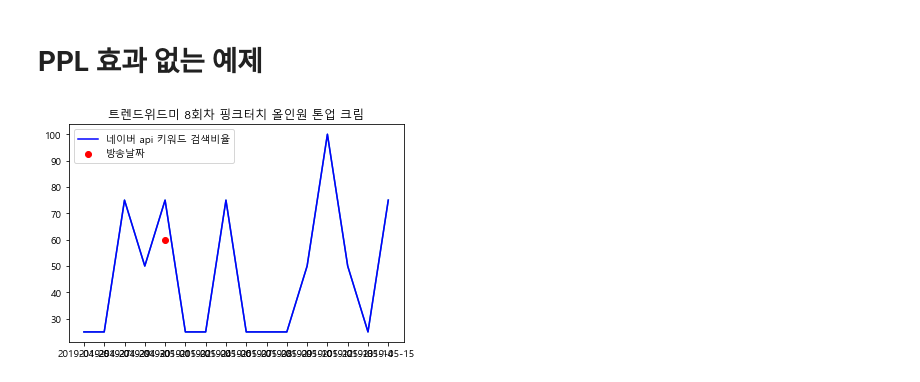
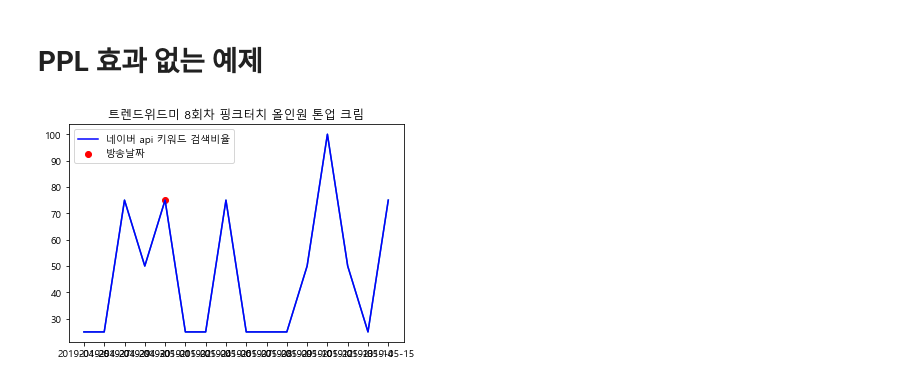
Before and after one commit to kdy7710/Bigdata_Team_Project, a Jupyter notebook: Bigdata_Project/Bigdata_Project/DramaPPl_Tutorial.ipynb, the cells around one changed output. Drawn from its saved outputs; the diff is of its cells as text; code cells hidden in the pictures.

```diff
--- a/Bigdata_Project/Bigdata_Project/DramaPPl_Tutorial.ipynb
+++ b/Bigdata_Project/Bigdata_Project/DramaPPl_Tutorial.ipynb
@@ -32,11 +32,12 @@ df2
 # %% [markdown]
 # PPL 효과 없는 예제
 # %%
+
 plt.plot(naverapi)
-plt.scatter('2019-05-01', 60, c='r',label='방송날짜')
+plt.scatter('2019-05-01', int(naverapi.loc['2019-05-01']), c='r',label='방송날짜')
 plt.plot(naverapi,'b',label='네이버 api 키워드 검색비율')
 plt.title('트렌드위드미 8회차 핑크터치 올인원 톤업 크림')
 plt.legend(loc='upper left')
 plt.show()
 # %% [output]
-[figure, old version]
+[figure, new version]
```
Also changed, not shown: parts of 7 cells of this notebook, 1 other file.
